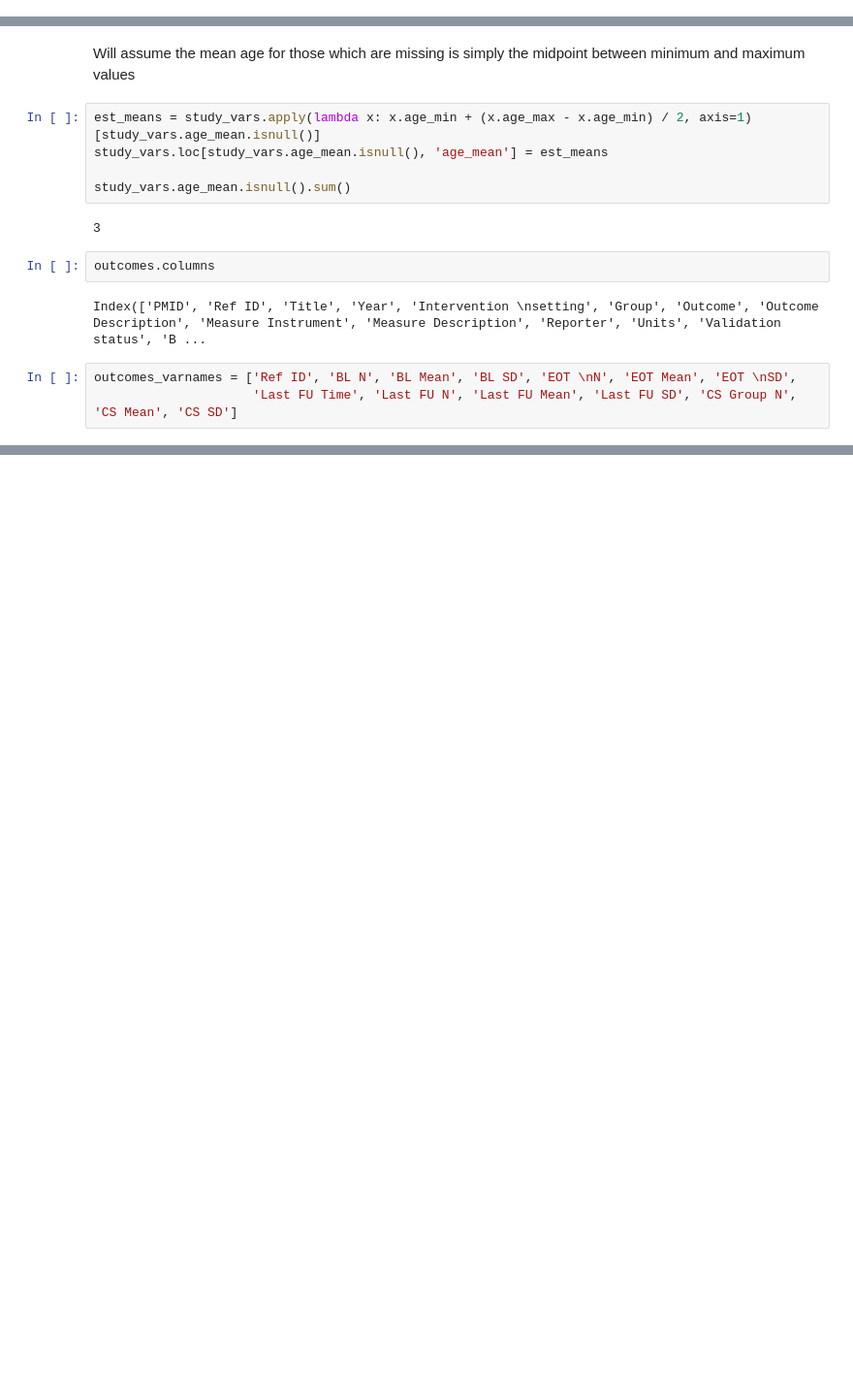
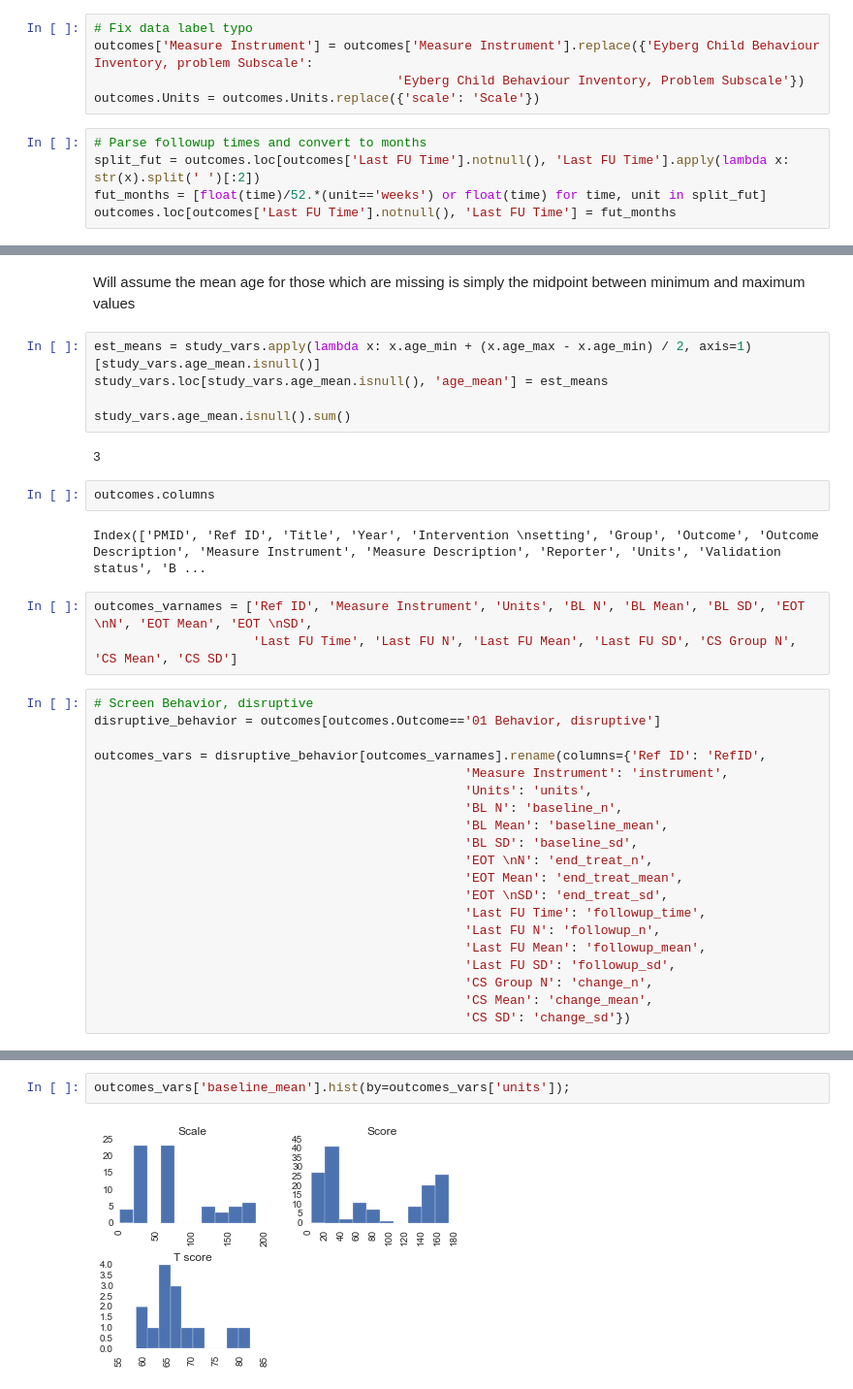
Before and after one commit to fonnesbeck/disruptive_behavior_disorder_MA, a Jupyter notebook: Disruptive Behavior Disorder Meta-analysis.ipynb, the cells around one changed output, grey strips where cells are left out. Shown at 97% size. Drawn from its saved outputs; the diff is of its cells as text; blank space fills up the shorter version.

Commit message:
Updated notebook; minor in-place data fix

```diff
--- a/Disruptive Behavior Disorder Meta-analysis.ipynb
+++ b/Disruptive Behavior Disorder Meta-analysis.ipynb
@@ -26,3 +22,13 @@ outcomes['Measure Instrument'] = outcomes['Measure Instrument'].replace({'Eyberg
+# %%
+# Fix data label typo
+outcomes['Measure Instrument'] = outcomes['Measure Instrument'].replace({'Eyberg Child Behaviour Inventory, problem Subscale':
+                                        'Eyberg Child Behaviour Inventory, Problem Subscale'})
+outcomes.Units = outcomes.Units.replace({'scale': 'Scale'})
+# %%
+# Parse followup times and convert to months
+split_fut = outcomes.loc[outcomes['Last FU Time'].notnull(), 'Last FU Time'].apply(lambda x: str(x).split(' ')[:2])
+fut_months = [float(time)/52.*(unit=='weeks') or float(time) for time, unit in split_fut]
+outcomes.loc[outcomes['Last FU Time'].notnull(), 'Last FU Time'] = fut_months
 # %% [markdown]
 ## Data summaries
 
@@ -107,5 +127,25 @@ outcomes.columns
 # %% [output]
 Index(['PMID', 'Ref ID', 'Title', 'Year', 'Intervention \nsetting', 'Group', 'Outcome', 'Outcome Description', 'Measure Instrument', 'Measure Description', 'Reporter', 'Units', 'Validation status', 'B ...
 # %%
-outcomes_varnames = ['Ref ID', 'BL N', 'BL Mean', 'BL SD', 'EOT \nN', 'EOT Mean', 'EOT \nSD',
+outcomes_varnames = ['Ref ID', 'Measure Instrument', 'Units', 'BL N', 'BL Mean', 'BL SD', 'EOT \nN', 'EOT Mean', 'EOT \nSD',
                      'Last FU Time', 'Last FU N', 'Last FU Mean', 'Last FU SD', 'CS Group N', 'CS Mean', 'CS SD']
+# %%
+# Screen Behavior, disruptive
+disruptive_behavior = outcomes[outcomes.Outcome=='01 Behavior, disruptive']
+
+outcomes_vars = disruptive_behavior[outcomes_varnames].rename(columns={'Ref ID': 'RefID',
+                                                 'Measure Instrument': 'instrument',
+                                                 'Units': 'units',
+                                                 'BL N': 'baseline_n',
+                                                 'BL Mean': 'baseline_mean',
+                                                 'BL SD': 'baseline_sd',
+                                                 'EOT \nN': 'end_treat_n',
+                                                 'EOT Mean': 'end_treat_mean',
+                                                 'EOT \nSD': 'end_treat_sd',
+                                                 'Last FU Time': 'followup_time',
+                                                 'Last FU N': 'followup_n',
+                                                 'Last FU Mean': 'followup_mean',
+                                                 'Last FU SD': 'followup_sd',
+                                                 'CS Group N': 'change_n',
+                                                 'CS Mean': 'change_mean',
+                                                 'CS SD': 'change_sd'})
@@ -111,0 +174,4 @@ outcomes_varnames = ['Ref ID', 'BL N', 'BL Mean', 'BL SD', 'EOT \nN', 'EOT Mean'
+# %%
+outcomes_vars['baseline_mean'].hist(by=outcomes_vars['units']);
+# %% [output]
+[figure, added]
```
Also changed, not shown: parts of 7 cells of this notebook, 1 other file.
